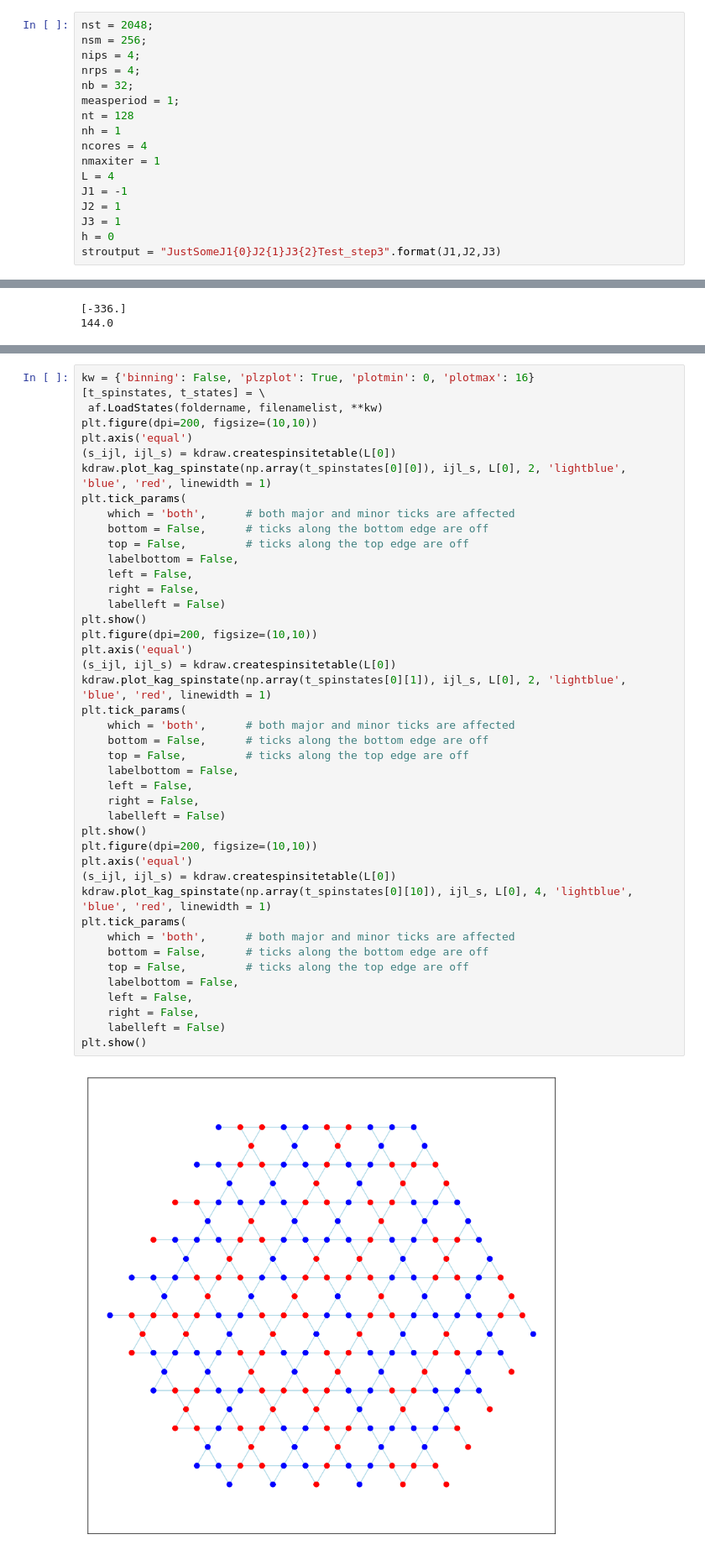
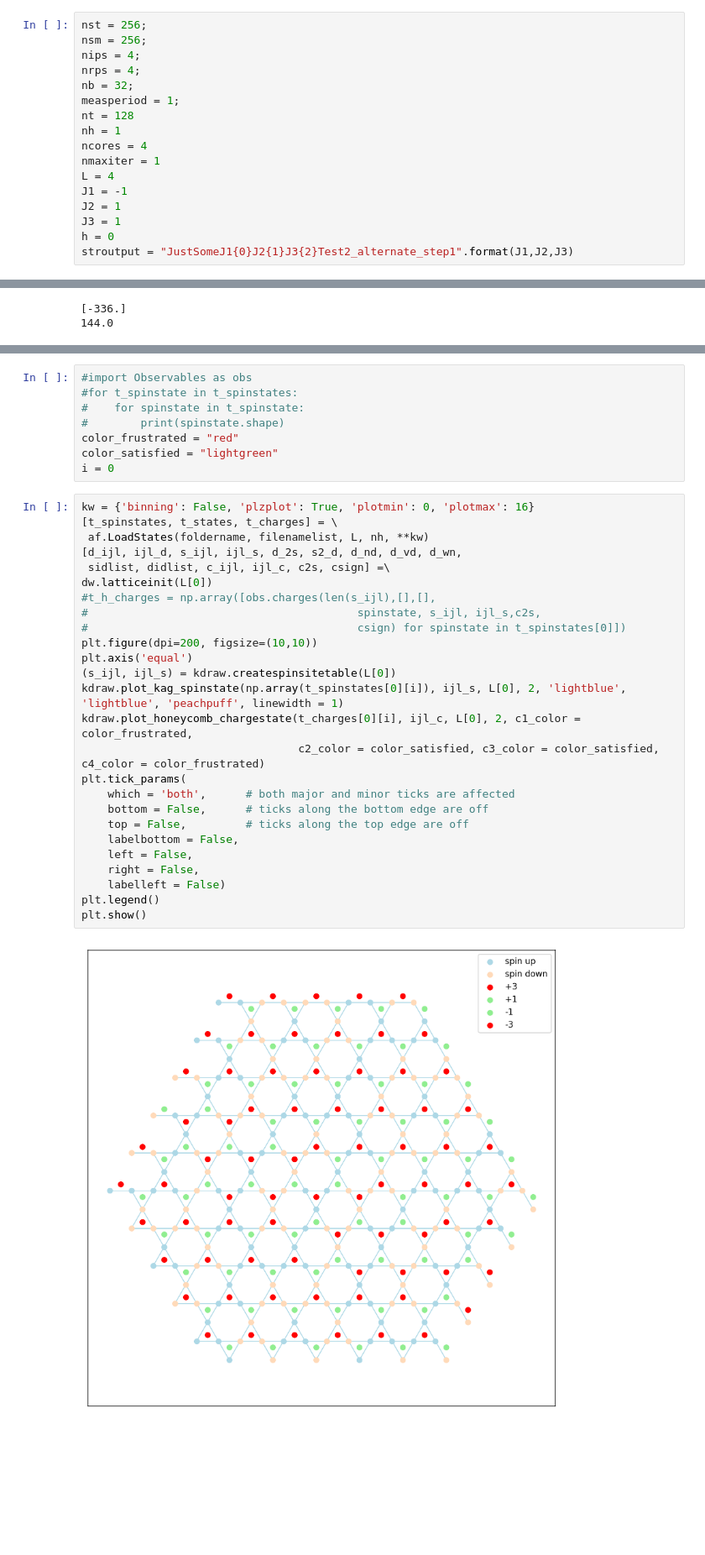
Before and after one commit to jeannecolbois/myopic-dual-worm, a Jupyter notebook: dualworm-kagome/ProfilingAndTesting/ProfilerTest.ipynb, the cells around one changed output, grey strips where cells are left out. Shown at 84% size. Drawn from its saved outputs; the diff is of its cells as text; blank space fills up the shorter version.

```diff
--- a/dualworm-kagome/ProfilingAndTesting/ProfilerTest.ipynb
+++ b/dualworm-kagome/ProfilingAndTesting/ProfilerTest.ipynb
@@ -23,7 +23,7 @@ import matplotlib.pyplot as plt
 
 import yep
 # %%
-nst = 2048;
+nst = 256;
 nsm = 256;
 nips = 4;
 nrps = 4;
@@ -38,7 +38,7 @@ J1 = -1
 J2 = 1
 J3 = 1
 h = 0
-stroutput = "JustSomeJ1{0}J2{1}J3{2}Test_step3".format(J1,J2,J3)
+stroutput = "JustSomeJ1{0}J2{1}J3{2}Test2_alternate_step1".format(J1,J2,J3)
 # %%
 def genArgs():
     parser = argparse.ArgumentParser()
@@ -313,45 +240,36 @@ Phase 11:  False
+# %%
+#import Observables as obs
+#for t_spinstate in t_spinstates:
+#    for spinstate in t_spinstate:
+#        print(spinstate.shape)
+color_frustrated = "red"
+color_satisfied = "lightgreen"
+i = 0
 # %%
 kw = {'binning': False, 'plzplot': True, 'plotmin': 0, 'plotmax': 16}
-[t_spinstates, t_states] = \
- af.LoadStates(foldername, filenamelist, **kw)
+[t_spinstates, t_states, t_charges] = \
+ af.LoadStates(foldername, filenamelist, L, nh, **kw)
+[d_ijl, ijl_d, s_ijl, ijl_s, d_2s, s2_d, d_nd, d_vd, d_wn,
+ sidlist, didlist, c_ijl, ijl_c, c2s, csign] =\
+dw.latticeinit(L[0])
+#t_h_charges = np.array([obs.charges(len(s_ijl),[],[],
+#                                         spinstate, s_ijl, ijl_s,c2s,
+#                                         csign) for spinstate in t_spinstates[0]])
 plt.figure(dpi=200, figsize=(10,10))
 plt.axis('equal')
 (s_ijl, ijl_s) = kdraw.createspinsitetable(L[0])
-kdraw.plot_kag_spinstate(np.array(t_spinstates[0][0]), ijl_s, L[0], 2, 'lightblue', 'blue', 'red', linewidth = 1)
+kdraw.plot_kag_spinstate(np.array(t_spinstates[0][i]), ijl_s, L[0], 2, 'lightblue', 'lightblue', 'peachpuff', linewidth = 1)
+kdraw.plot_honeycomb_chargestate(t_charges[0][i], ijl_c, L[0], 2, c1_color = color_frustrated,
+                                 c2_color = color_satisfied, c3_color = color_satisfied, c4_color = color_frustrated)
 plt.tick_params(
     which = 'both',      # both major and minor ticks are affected
     bottom = False,      # ticks along the bottom edge are off
     top = False,         # ticks along the top edge are off
     labelbottom = False,
     left = False,
     right = False,
     labelleft = False)
+plt.legend()
 plt.show()
-plt.figure(dpi=200, figsize=(10,10))
-plt.axis('equal')
-(s_ijl, ijl_s) = kdraw.createspinsitetable(L[0])
-kdraw.plot_kag_spinstate(np.array(t_spinstates[0][1]), ijl_s, L[0], 2, 'lightblue', 'blue', 'red', linewidth = 1)
-plt.tick_params(
-    which = 'both',      # both major and minor ticks are affected
-    bottom = False,      # ticks along the bottom edge are off
-    top = False,         # ticks along the top edge are off
-    labelbottom = False,
-    left = False,
-    right = False,
-    labelleft = False)
-plt.show()
-plt.figure(dpi=200, figsize=(10,10))
-plt.axis('equal')
-(s_ijl, ijl_s) = kdraw.createspinsitetable(L[0])
-kdraw.plot_kag_spinstate(np.array(t_spinstates[0][10]), ijl_s, L[0], 4, 'lightblue', 'blue', 'red', linewidth = 1)
-plt.tick_params(
-    which = 'both',      # both major and minor ticks are affected
-    bottom = False,      # ticks along the bottom edge are off
-    top = False,         # ticks along the top edge are off
-    labelbottom = False,
-    left = False,
-    right = False,
-    labelleft = False)
-plt.show()
 # %% [output]
-[figure, old version]
+[figure, new version]
```
Also changed, not shown: parts of 11 cells of this notebook, 6 other files.
